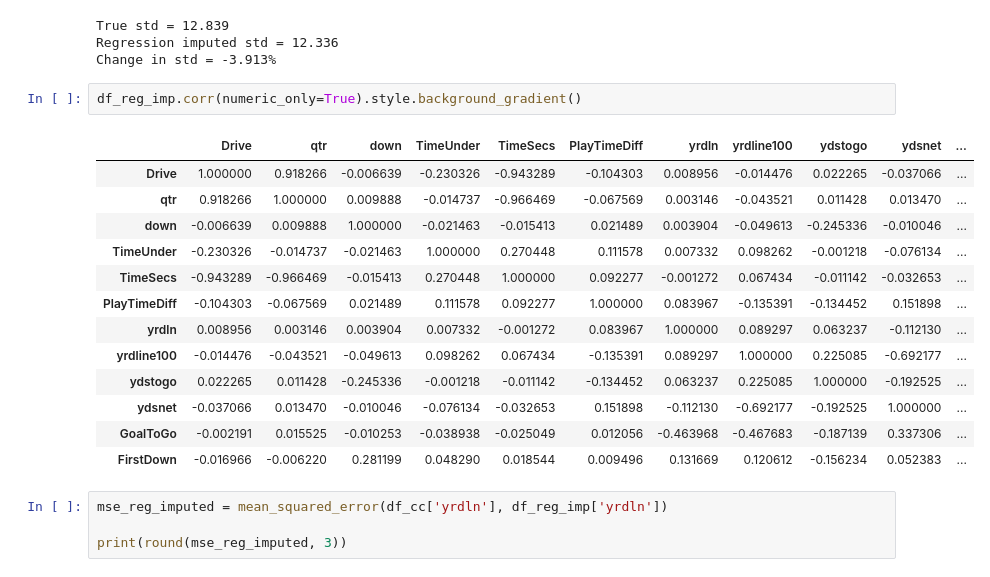
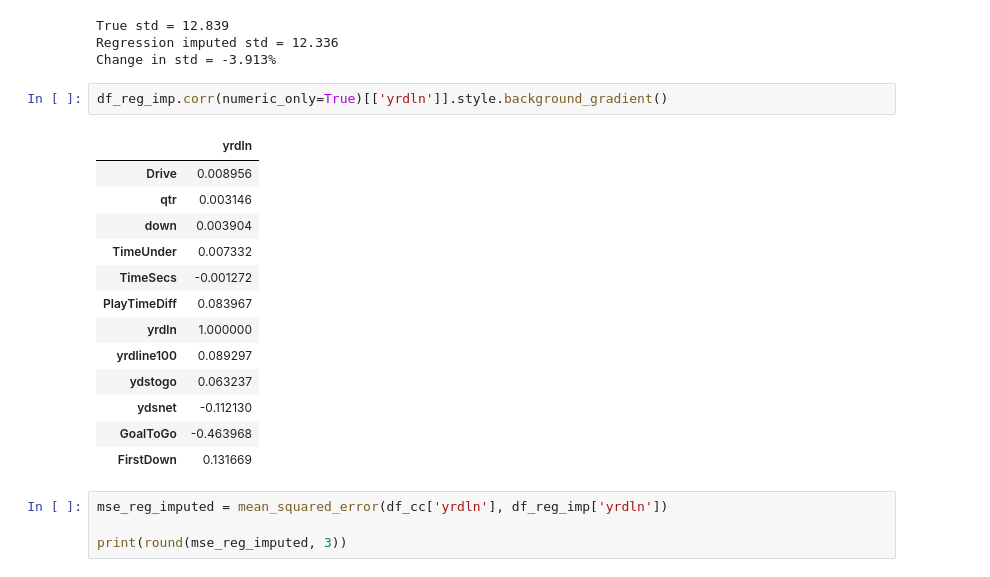
Before and after one commit to fohy24/missing-value-imputation, a Jupyter notebook: analysis.ipynb, the cells around one changed output. Cells and saved outputs as stored; diff of their text form.

```diff
--- a/analysis.ipynb
+++ b/analysis.ipynb
@@ -298,21 +298,21 @@ True std = 12.839
 Regression imputed std = 12.336
 Change in std = -3.913%
 # %%
-df_reg_imp.corr(numeric_only=True).style.background_gradient()
+df_reg_imp.corr(numeric_only=True)[['yrdln']].style.background_gradient()
 # %% [output]
-|  | Drive | qtr | down | TimeUnder | TimeSecs | PlayTimeDiff | yrdln | yrdline100 | ydstogo | ydsnet | ... |
-| Drive | 1.000000 | 0.918266 | -0.006639 | -0.230326 | -0.943289 | -0.104303 | 0.008956 | -0.014476 | 0.022265 | -0.037066 | ... |
-| qtr | 0.918266 | 1.000000 | 0.009888 | -0.014737 | -0.966469 | -0.067569 | 0.003146 | -0.043521 | 0.011428 | 0.013470 | ... |
-| down | -0.006639 | 0.009888 | 1.000000 | -0.021463 | -0.015413 | 0.021489 | 0.003904 | -0.049613 | -0.245336 | -0.010046 | ... |
-| TimeUnder | -0.230326 | -0.014737 | -0.021463 | 1.000000 | 0.270448 | 0.111578 | 0.007332 | 0.098262 | -0.001218 | -0.076134 | ... |
-| TimeSecs | -0.943289 | -0.966469 | -0.015413 | 0.270448 | 1.000000 | 0.092277 | -0.001272 | 0.067434 | -0.011142 | -0.032653 | ... |
-| PlayTimeDiff | -0.104303 | -0.067569 | 0.021489 | 0.111578 | 0.092277 | 1.000000 | 0.083967 | -0.135391 | -0.134452 | 0.151898 | ... |
-| yrdln | 0.008956 | 0.003146 | 0.003904 | 0.007332 | -0.001272 | 0.083967 | 1.000000 | 0.089297 | 0.063237 | -0.112130 | ... |
-| yrdline100 | -0.014476 | -0.043521 | -0.049613 | 0.098262 | 0.067434 | -0.135391 | 0.089297 | 1.000000 | 0.225085 | -0.692177 | ... |
-| ydstogo | 0.022265 | 0.011428 | -0.245336 | -0.001218 | -0.011142 | -0.134452 | 0.063237 | 0.225085 | 1.000000 | -0.192525 | ... |
-| ydsnet | -0.037066 | 0.013470 | -0.010046 | -0.076134 | -0.032653 | 0.151898 | -0.112130 | -0.692177 | -0.192525 | 1.000000 | ... |
-| GoalToGo | -0.002191 | 0.015525 | -0.010253 | -0.038938 | -0.025049 | 0.012056 | -0.463968 | -0.467683 | -0.187139 | 0.337306 | ... |
-| FirstDown | -0.016966 | -0.006220 | 0.281199 | 0.048290 | 0.018544 | 0.009496 | 0.131669 | 0.120612 | -0.156234 | 0.052383 | ... |
+|  | yrdln |
+| Drive | 0.008956 |
+| qtr | 0.003146 |
+| down | 0.003904 |
+| TimeUnder | 0.007332 |
+| TimeSecs | -0.001272 |
+| PlayTimeDiff | 0.083967 |
+| yrdln | 1.000000 |
+| yrdline100 | 0.089297 |
+| ydstogo | 0.063237 |
+| ydsnet | -0.112130 |
+| GoalToGo | -0.463968 |
+| FirstDown | 0.131669 |
 # %%
 mse_reg_imputed = mean_squared_error(df_cc['yrdln'], df_reg_imp['yrdln'])
 
```
Also changed, not shown: parts of 17 cells of this notebook.
